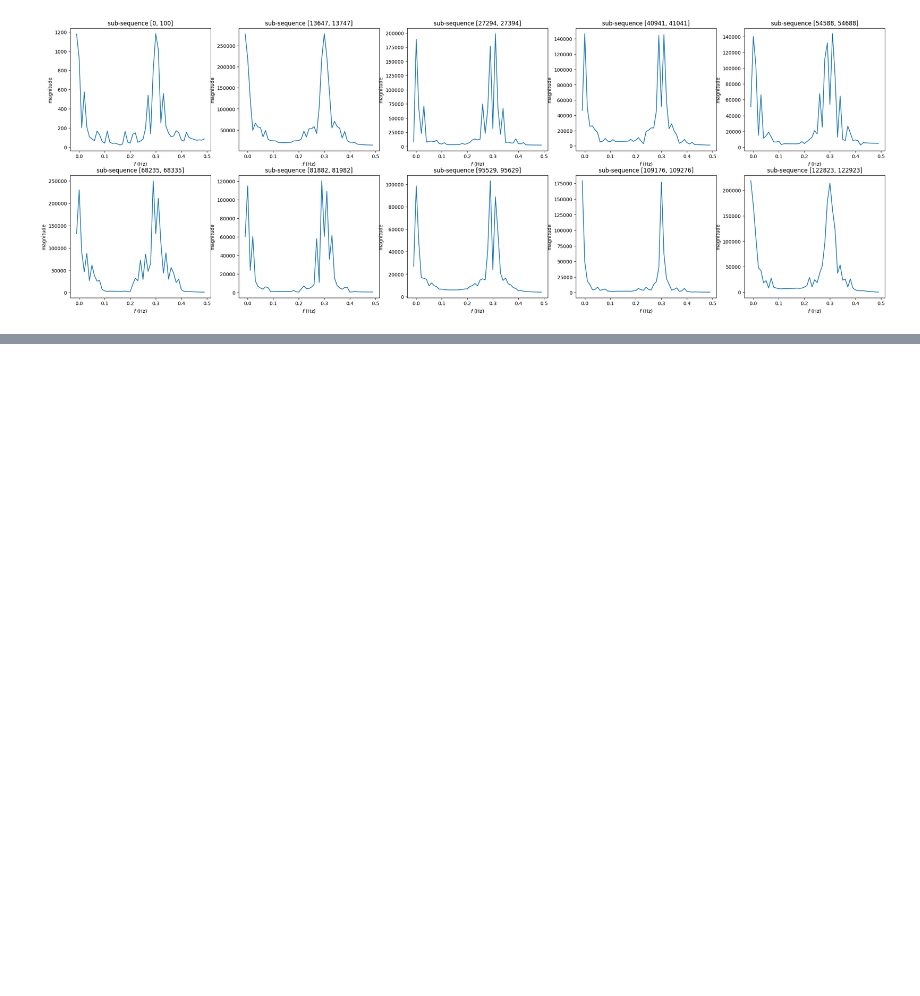
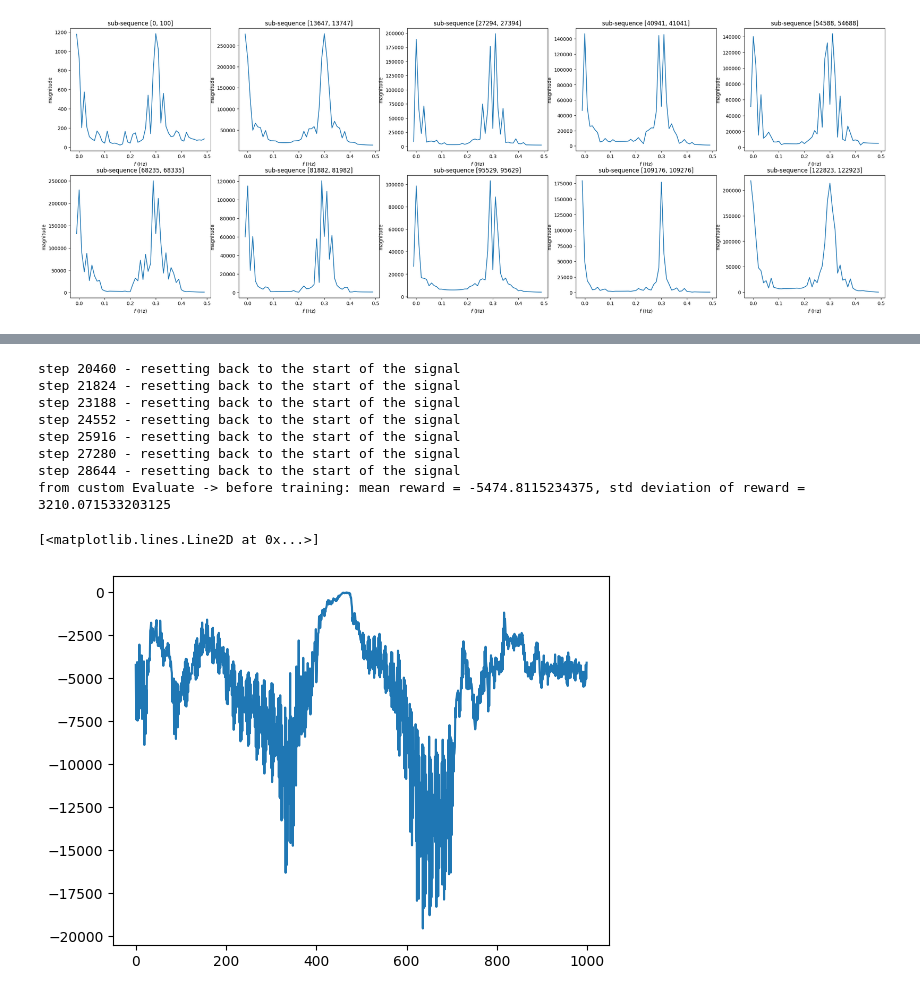
Before and after one commit to rajapaksha-rmpap/FYP, a Jupyter notebook: stage_1/notebook-stage_1.3.ipynb, the cells around one changed output, grey strips where cells are left out. Saved outputs shown, nothing was run; the diff lists cells and outputs as text; code cells hidden in the pictures; blank space fills up the shorter version.

```diff
--- a/stage_1/notebook-stage_1.3.ipynb
+++ b/stage_1/notebook-stage_1.3.ipynb
@@ -303,0 +369,5 @@ array([3, 2])
+# %%
+# train the agent
+vec_env = make_vec_env(ReceiverEnv, n_envs=1, env_kwargs=dict(S=100, N=5, cut_off_freq=5_400, src_audio="vignesh", src_dir="../stage_1/audio_files/", render_mode=None))
+model = DDPG("MlpPolicy", vec_env, verbose=0)
+model.learn(total_timesteps=10_000)
@@ -303,0 +383,16 @@ array([3, 2])
+# %%
+# evaluate the model after training
+mean_rwd, std_rwd, rewards = Evaluate(model, env=vec_env, n_eval_episodes=1000)
+print(f"from custom Evaluate -> before training: mean reward = {mean_rwd}, std deviation of reward = {std_rwd}")
+plt.plot(rewards[:1000])
+# %% [output]
+step 20460 - resetting back to the start of the signal
+step 21824 - resetting back to the start of the signal
+step 23188 - resetting back to the start of the signal
+step 24552 - resetting back to the start of the signal
+step 25916 - resetting back to the start of the signal
+step 27280 - resetting back to the start of the signal
+step 28644 - resetting back to the start of the signal
+from custom Evaluate -> before training: mean reward = -5474.8115234375, std deviation of reward = 3210.071533203125
+[<matplotlib.lines.Line2D at 0x...>]
+[figure, added]
```
Also changed, not shown: parts of 19 cells of this notebook.
